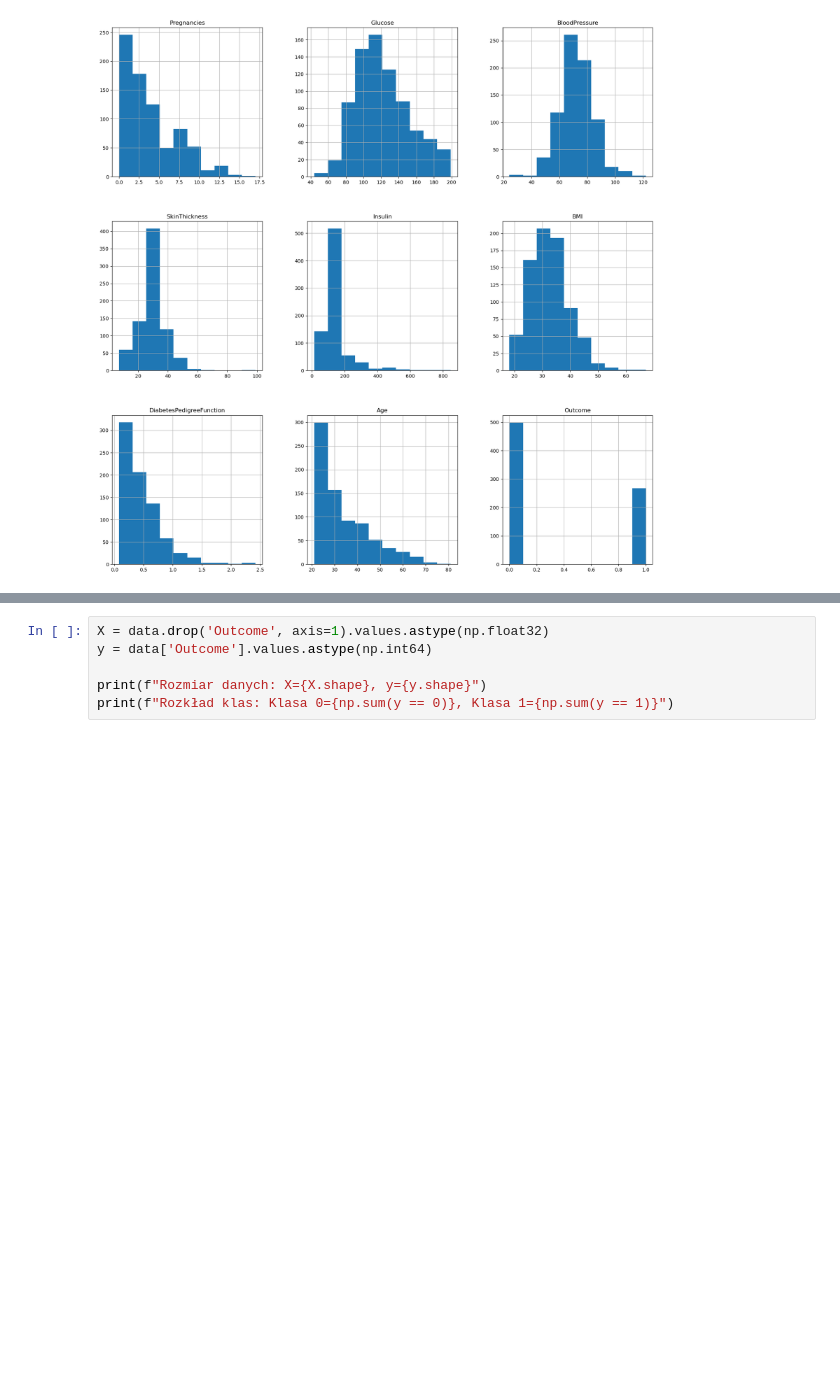
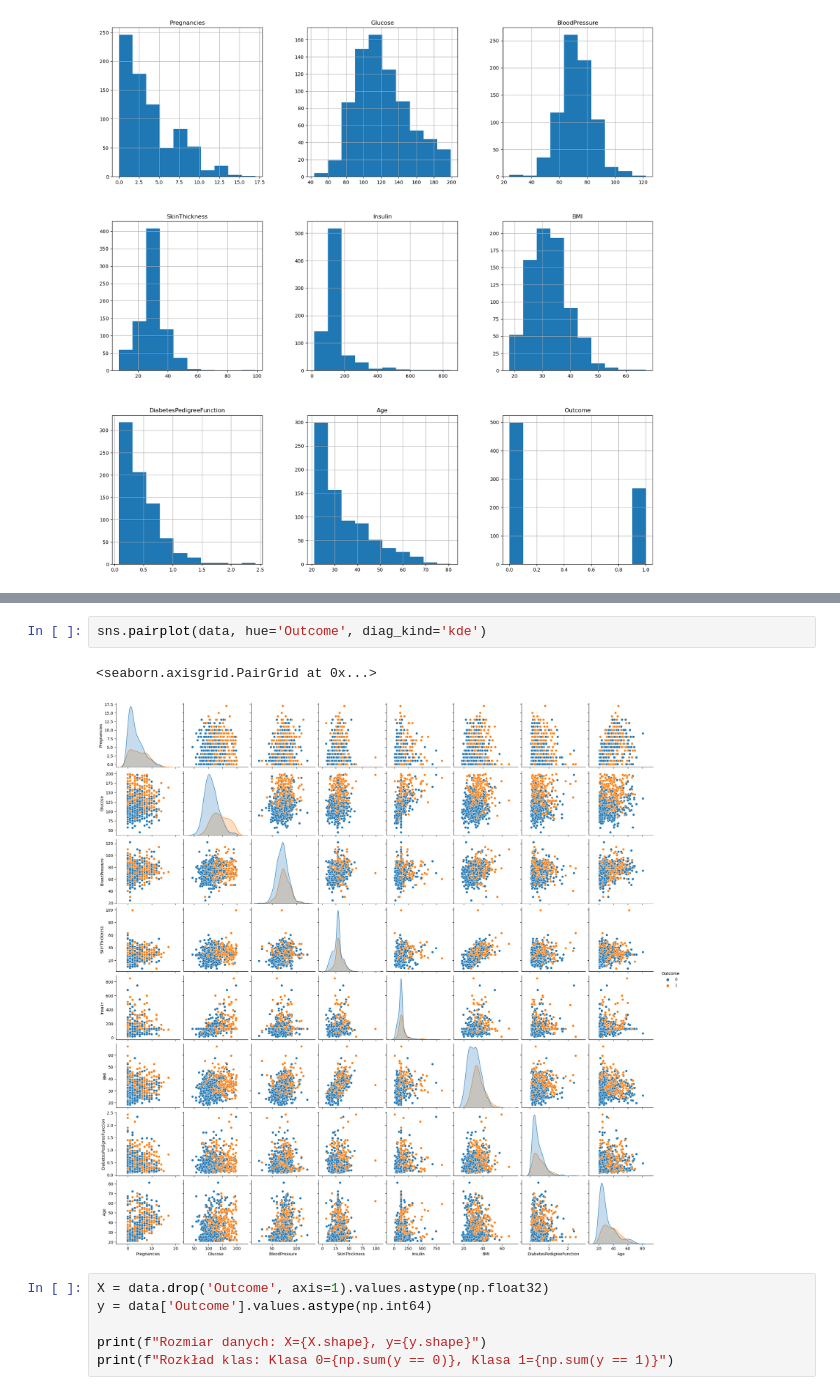
Before and after one commit to hjjakubowski/Basics-of-Neural-Networks-at-WUST, a Jupyter notebook: Project 1/simplified_nn.ipynb, the cells around one changed output, grey strips where cells are left out. Saved outputs shown, nothing was run; the diff lists cells and outputs as text; blank space fills up the shorter version.

```diff
--- a/Project 1/simplified_nn.ipynb
+++ b/Project 1/simplified_nn.ipynb
@@ -94,3 +145,8 @@ p = data.hist(figsize=(20,20))
+# %%
+sns.pairplot(data, hue='Outcome', diag_kind='kde')
+# %% [output]
+<seaborn.axisgrid.PairGrid at 0x...>
+[figure, added]
 # %%
 X = data.drop('Outcome', axis=1).values.astype(np.float32)
 y = data['Outcome'].values.astype(np.int64)
```
Also changed, not shown: parts of 10 cells of this notebook.
